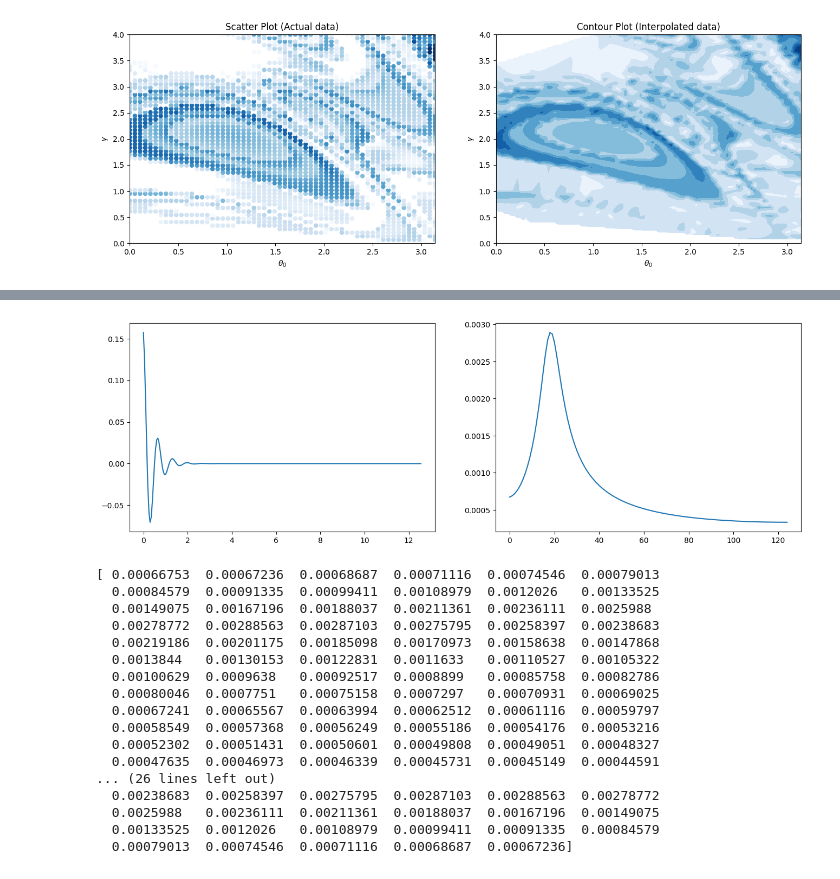
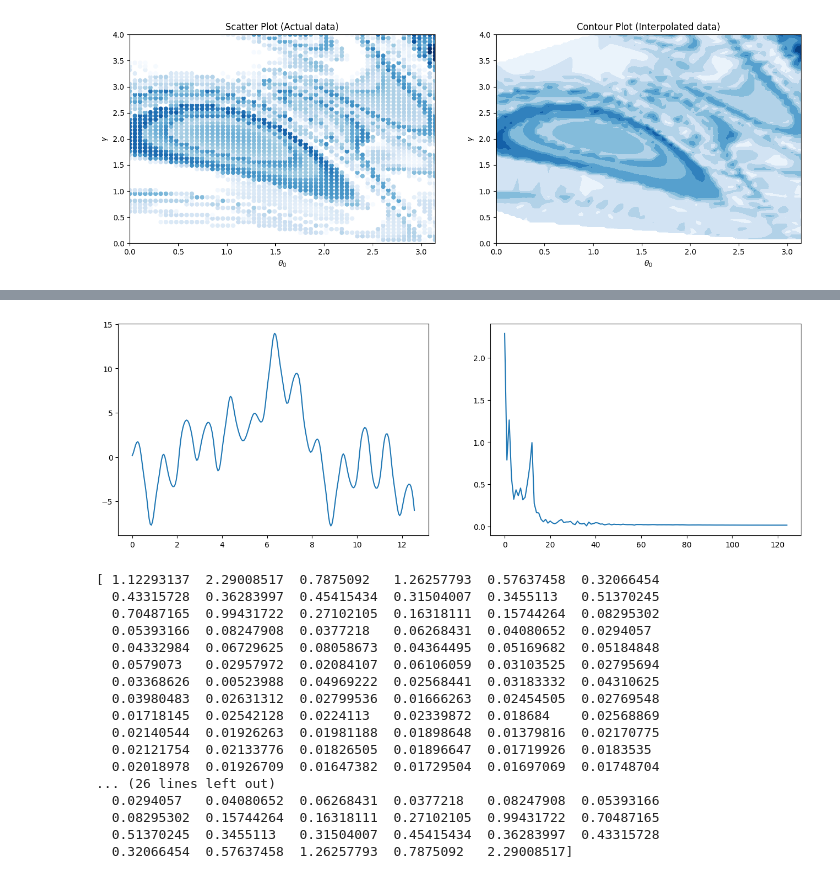
Before and after one commit to remysucre/SimplePendulum, a Jupyter notebook: Pendulum_SymplecticPartB.ipynb, the cells around one changed output, grey strips where cells are left out. Cells and saved outputs as stored; diff of their text form; code cells hidden in the pictures.

```diff
--- a/Pendulum_SymplecticPartB.ipynb
+++ b/Pendulum_SymplecticPartB.ipynb
@@ -244,42 +256,40 @@ plt.show()
 # %%
-# Fourier transform
+# Fourier analysis
 
-params["gamma"] = 0
+params["gamma"] = 1.7
 theta,u = symplectic(t,dt,theta0,u0,order,params)
 
 fig = plt.figure(figsize=(16,5))
 ax1 = fig.add_subplot(121)
 ax2 = fig.add_subplot(122)
-
-#theta = np.sin(10*t) + 2.0*np.sin(3*t)
 
 thetaFT = np.fft.fft(theta)/theta.size
 #thetaFT = np.fft.fft(theta)/theta.size
 freq = np.fft.fftfreq(nt,dt)
 
 ax1.plot(t,theta)
 ax2.plot(np.abs(thetaFT[1:int((nt+1)/2)]))
 #ax1.set_axes([0,time,np.min(theta),np.max(theta)])
 #ax2.set_axes([0,(nt+1)/2,0,np.max(thetaFT)])
 plt.show()
 
 print(np.abs(thetaFT))
 # %% [output]
-[figure, old version]
+[figure, new version]
-[ 0.00066753  0.00067236  0.00068687  0.00071116  0.00074546  0.00079013
-  0.00084579  0.00091335  0.00099411  0.00108979  0.0012026   0.00133525
-  0.00149075  0.00167196  0.00188037  0.00211361  0.00236111  0.0025988
-  0.00278772  0.00288563  0.00287103  0.00275795  0.00258397  0.00238683
-  0.00219186  0.00201175  0.00185098  0.00170973  0.00158638  0.00147868
-  0.0013844   0.00130153  0.00122831  0.0011633   0.00110527  0.00105322
-  0.00100629  0.0009638   0.00092517  0.0008899   0.00085758  0.00082786
-  0.00080046  0.0007751   0.00075158  0.0007297   0.00070931  0.00069025
-  0.00067241  0.00065567  0.00063994  0.00062512  0.00061116  0.00059797
-  0.00058549  0.00057368  0.00056249  0.00055186  0.00054176  0.00053216
-  0.00052302  0.00051431  0.00050601  0.00049808  0.00049051  0.00048327
-  0.00047635  0.00046973  0.00046339  0.00045731  0.00045149  0.00044591
+[ 1.12293137  2.29008517  0.7875092   1.26257793  0.57637458  0.32066454
+  0.43315728  0.36283997  0.45415434  0.31504007  0.3455113   0.51370245
+  0.70487165  0.99431722  0.27102105  0.16318111  0.15744264  0.08295302
+  0.05393166  0.08247908  0.0377218   0.06268431  0.04080652  0.0294057
+  0.04332984  0.06729625  0.08058673  0.04364495  0.05169682  0.05184848
+  0.0579073   0.02957972  0.02084107  0.06106059  0.03103525  0.02795694
+  0.03368626  0.00523988  0.04969222  0.02568441  0.03183332  0.04310625
+  0.03980483  0.02631312  0.02799536  0.01666263  0.02454505  0.02769548
+  0.01718145  0.02542128  0.0224113   0.02339872  0.018684    0.02568869
+  0.02140544  0.01926263  0.01981188  0.01898648  0.01379816  0.02170775
+  0.02121754  0.02133776  0.01826505  0.01896647  0.01719926  0.0183535
+  0.02018978  0.01926709  0.01647382  0.01729504  0.01697069  0.01748704
 ... (26 lines left out)
-  0.00238683  0.00258397  0.00275795  0.00287103  0.00288563  0.00278772
-  0.0025988   0.00236111  0.00211361  0.00188037  0.00167196  0.00149075
-  0.00133525  0.0012026   0.00108979  0.00099411  0.00091335  0.00084579
-  0.00079013  0.00074546  0.00071116  0.00068687  0.00067236]
+  0.0294057   0.04080652  0.06268431  0.0377218   0.08247908  0.05393166
+  0.08295302  0.15744264  0.16318111  0.27102105  0.99431722  0.70487165
+  0.51370245  0.3455113   0.31504007  0.45415434  0.36283997  0.43315728
+  0.32066454  0.57637458  1.26257793  0.7875092   2.29008517]
```
Also changed, not shown: parts of 2 cells of this notebook.
